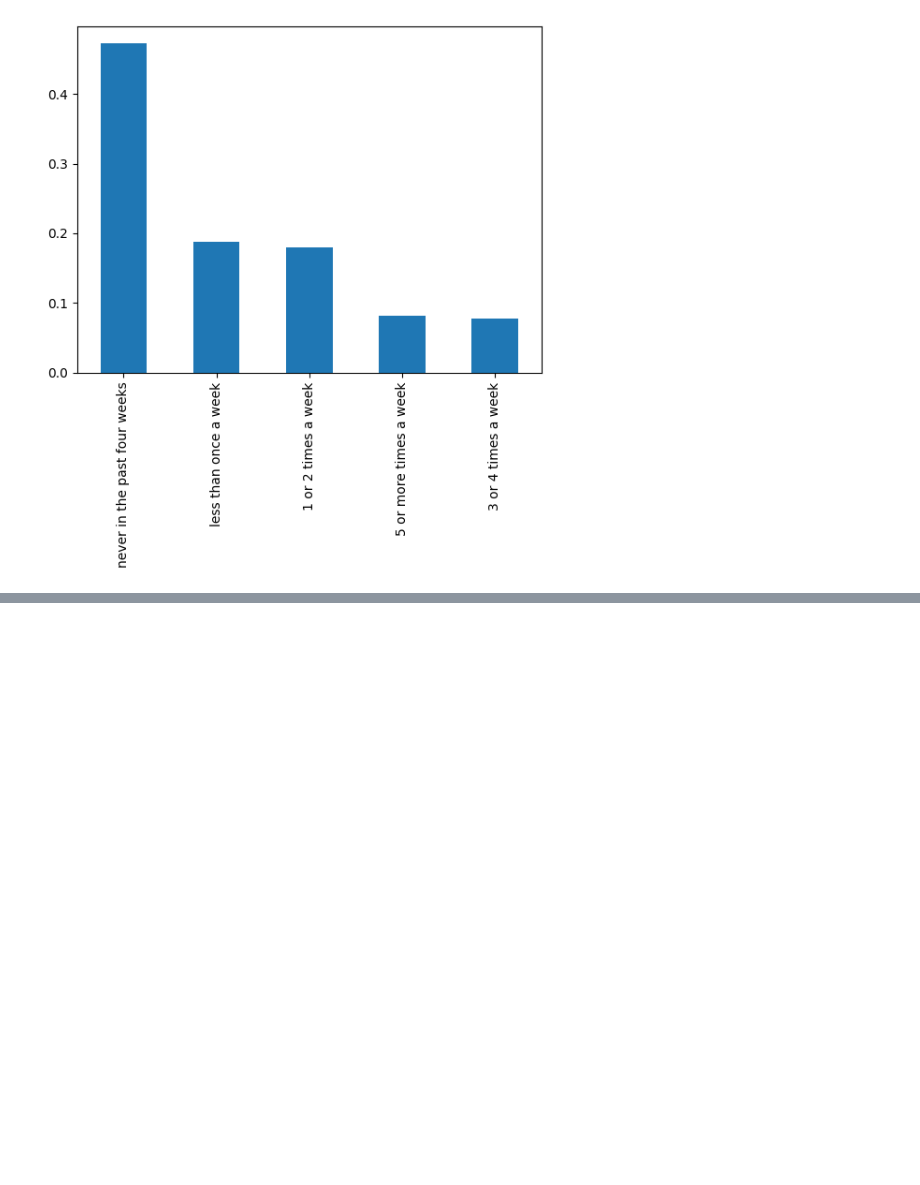
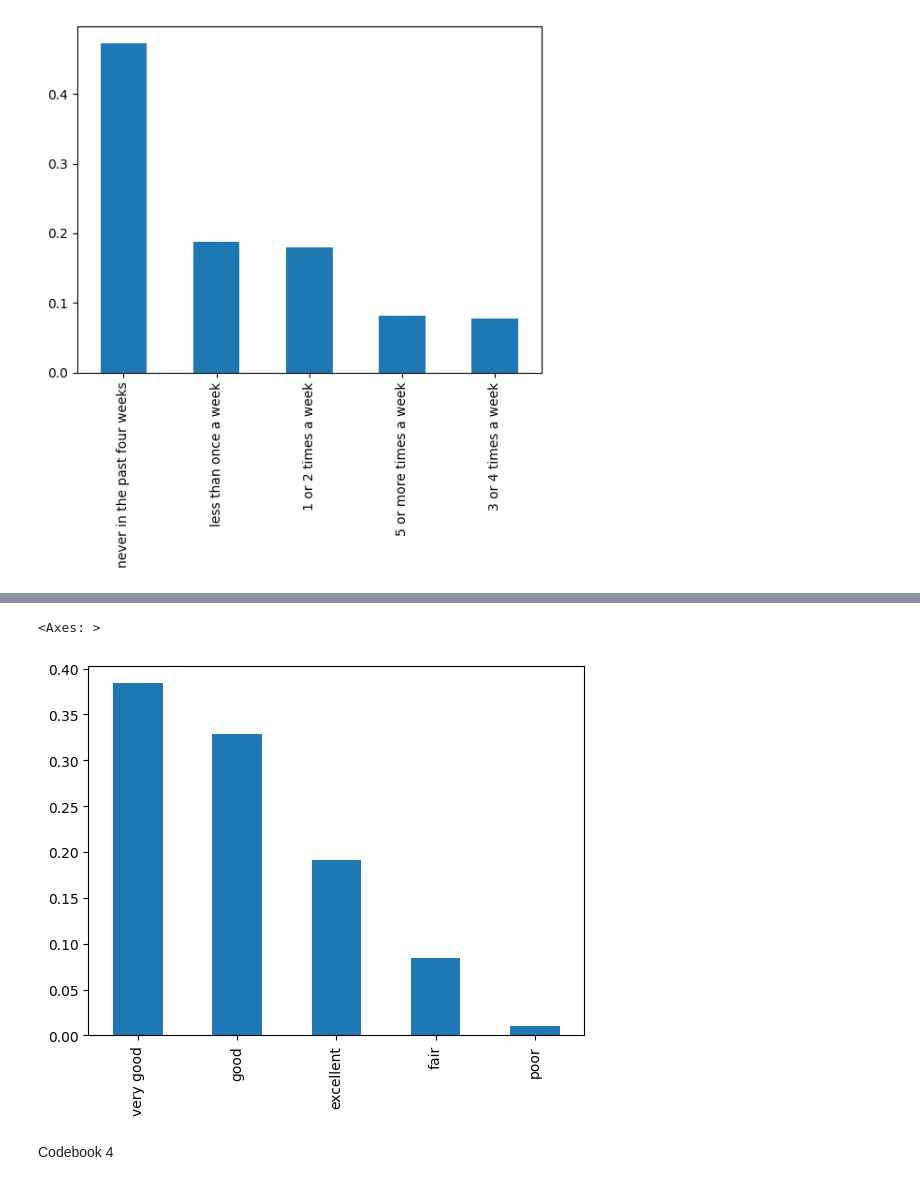
Before and after one commit to prestonmlau/Skyline-Math-200, a Jupyter notebook: PL_Copy_of_Python_Notebook_Setup_by_.ipynb, the cells around one changed output, grey strips where cells are left out. Saved outputs shown, nothing was run; the diff lists cells and outputs as text; code cells hidden in the pictures; blank space fills up the shorter version.

```diff
--- a/PL_Copy_of_Python_Notebook_Setup_by_.ipynb
+++ b/PL_Copy_of_Python_Notebook_Setup_by_.ipynb
@@ -163,0 +240,7 @@ df['trouble_sleeping'].value_counts(normalize = True).plot(kind ='bar')
+# %%
+df['health_status'].value_counts(normalize=True).plot(kind='bar')
+# %% [output]
+<Axes: >
+[figure, added]
+# %% [markdown]
+Codebook 4
```
Also changed, not shown: parts of 20 cells of this notebook.
